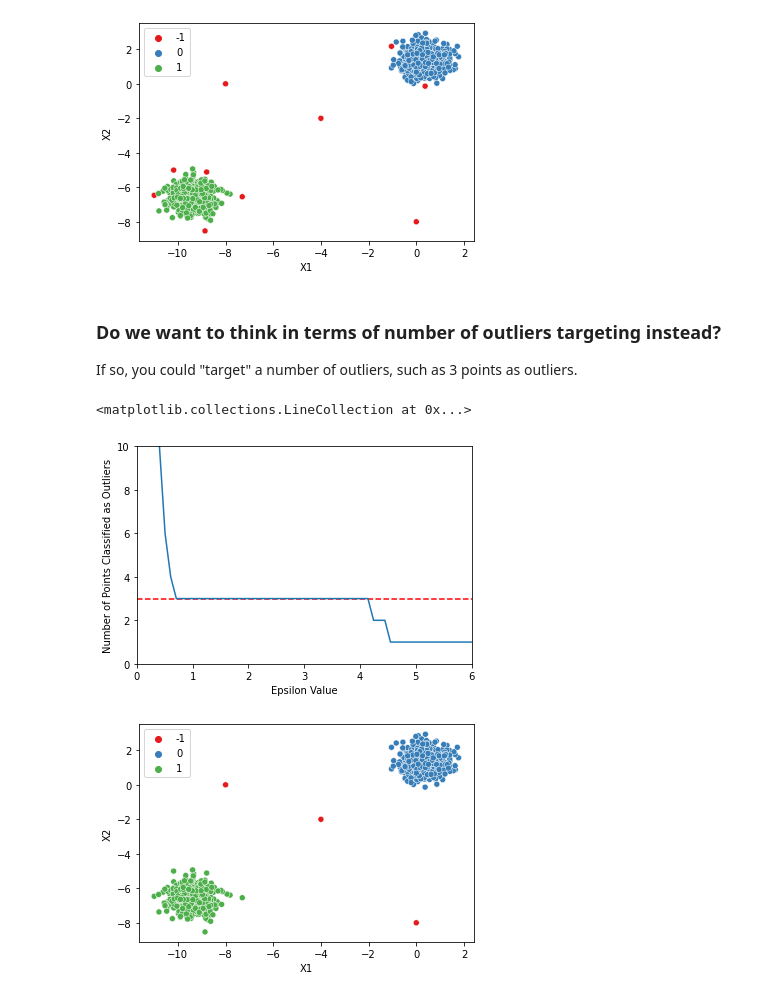
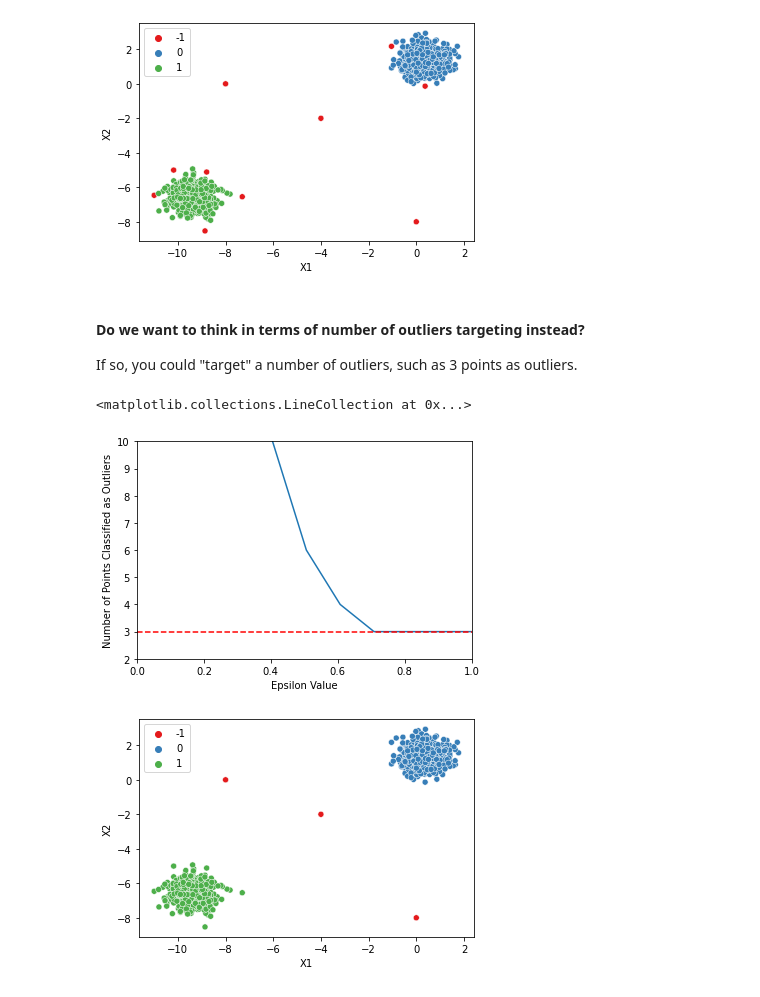
Before and after one commit to SimRey/Machine-Learning, a Jupyter notebook: Unsupervised Learning/DBSCAN/02-Hyperparameters.ipynb, the cells around one changed output. Saved outputs shown, nothing was run; the diff lists cells and outputs as text; code cells hidden in the pictures.

```diff
--- a/Unsupervised Learning/DBSCAN/02-Hyperparameters.ipynb
+++ b/Unsupervised Learning/DBSCAN/02-Hyperparameters.ipynb
@@ -95,18 +63,19 @@ np.sum(dbscan.labels_ == -1)
 # %%
 outlier_percent = []
 number_of_outliers = []
+x_vals = np.linspace(0.001,10,100)
 
-for eps in np.linspace(0.001,10,100):
+for eps in x_vals:
 
     # Create Model
     dbscan = DBSCAN(eps=eps)
-    dbscan.fit(two_blobs_outliers)
+    vals = dbscan.fit_predict(two_blobs_outliers)
 
     # Log Number of Outliers
-    number_of_outliers.append(np.sum(dbscan.labels_ == -1))
+    number_of_outliers.append(np.sum(vals == -1))
 
     # Log percentage of points that are outliers
-    perc_outliers = 100 * np.sum(dbscan.labels_ == -1) / len(dbscan.labels_)
+    perc_outliers = 100 * np.sum(vals == -1) / len(vals)
 
     outlier_percent.append(perc_outliers)
 # %%
@@ -145,19 +120,19 @@ display_categories(dbscan,two_blobs_outliers)
 # %% [output]
 [figure]
 # %% [markdown]
-### Do we want to think in terms of number of outliers targeting instead?
+#### Do we want to think in terms of number of outliers targeting instead?
 
 If so, you could "target" a number of outliers, such as 3 points as outliers.
 # %%
-sns.lineplot(x=np.linspace(0.001,10,100),y=number_of_outliers)
+plt.plot(x_vals, number_of_outliers)
 plt.ylabel("Number of Points Classified as Outliers")
 plt.xlabel("Epsilon Value")
-plt.ylim(0,10)
-plt.xlim(0,6)
+plt.ylim(2,10)
+plt.xlim(0,1)
 plt.hlines(y=3,xmin=0,xmax=10,colors='red',ls='--')
 # %% [output]
 <matplotlib.collections.LineCollection at 0x...>
-[figure, old version]
+[figure, new version]
 # %%
 # How to find a good epsilon?
 dbscan = DBSCAN(eps=0.75)
```
Also changed, not shown: parts of 29 cells of this notebook, 1 other file.
